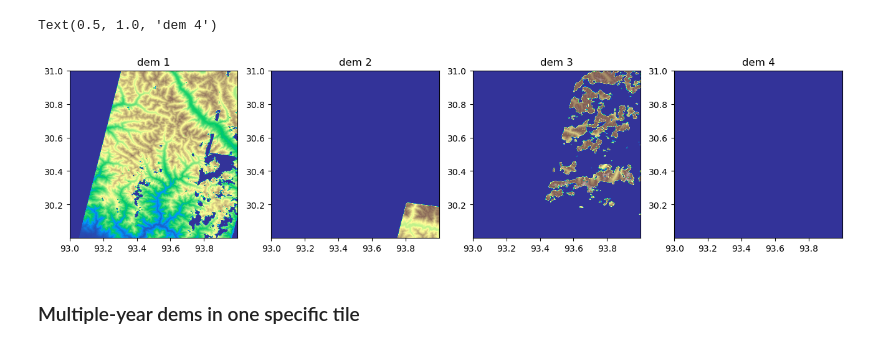
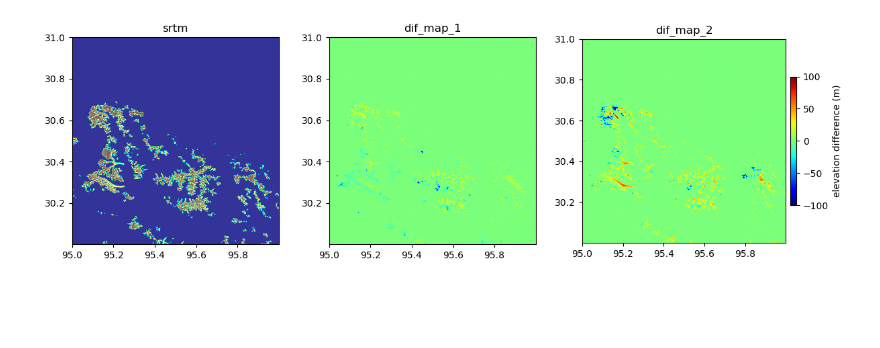
Before and after one commit to xinluo2018/Glacier-in-SETP, a Jupyter notebook: notebooks/elev_change_dems.ipynb, the cells around one changed output. Saved outputs shown, nothing was run; the diff lists cells and outputs as text; code cells hidden in the pictures; blank space fills up the shorter version.

```diff
--- a/notebooks/elev_change_dems.ipynb
+++ b/notebooks/elev_change_dems.ipynb
@@ -29,0 +36,14 @@ else: dem_4 = np.zeros((3000, 3000))
+# %%
+lay_stack(path_imgs=paths_img, path_out='dems_laysta.tif', extent_mode='union', res=None)
+dems, dems_info = readTiff('dems_laysta.tif')
+num_dems = dems.shape[-1]-2
+print('number of the dems: ', num_dems)
+## Mask the nodata dem region and the non-glacier region.
+glacier_mask_3d = np.broadcast_to(dems[:,:,-1:], (dems.shape[0], dems.shape[1], dems.shape[2]))
+dems = np.ma.masked_where(np.logical_or(glacier_mask_3d == 0, dems == 0), dems)
+### check the layer stacked image.
+plt.figure(figsize=(8,8))
+plt.subplot(2,2,1); plt.imshow(dems[:,:,0].filled(0), vmax=7000, vmin=1, extent=dems_info['geoextent'], cmap='terrain'); plt.title('srtm')
+plt.subplot(2,2,2); plt.imshow(dems[:,:,1].filled(0), vmax=7000, vmin=1, extent=dems_info['geoextent'], cmap='terrain'); plt.title('aster dem_1')
+plt.subplot(2,2,3); plt.imshow(dems[:,:,2].filled(0), vmax=7000, vmin=1, extent=dems_info['geoextent'], cmap='terrain'); plt.title('aster dem_2')
+plt.subplot(2,2,4); plt.imshow(dems[:,:,-1].filled(0), extent=dems_info['geoextent']); plt.title('glacier_rgi60')
@@ -30,19 +55,12 @@ else: dem_4 = np.zeros((3000, 3000))
 # %%
-plt.figure(figsize=(16,8))
-plt.subplot(1,4,1)
-plt.imshow(dem_1, vmin=0, vmax=7000, extent=dem_info['geoextent'], cmap='terrain')
-plt.title('dem 1')
-plt.subplot(1,4,2)
-plt.imshow(dem_2, vmin=0, vmax=7000, extent=dem_info['geoextent'], cmap='terrain')
-plt.title('dem 2')
-plt.subplot(1,4,3)
-plt.imshow(dem_3, vmin=0, vmax=7000, extent=dem_info['geoextent'], cmap='terrain')
-plt.title('dem 3')
-plt.subplot(1,4,4)
-plt.imshow(dem_4, vmin=0, vmax=7000, extent=dem_info['geoextent'], cmap='terrain')
-plt.title('dem 4')
+### check the dems difference map
+dem_dif_1 = dems[:,:,0]-dems[:,:,2]
+dem_dif_2 = dems[:,:,0]-dems[:,:,-2]
+plt.figure(figsize=(14,4))
+plt.subplot(1,3,1); plt.imshow(dems[:,:,0].filled(0), vmax=7000, vmin=0, extent=dems_info['geoextent'], cmap='terrain');plt.title('srtm')
+plt.subplot(1,3,2); plt.imshow(dem_dif_1.filled(0), vmax=100, vmin=-100, extent=dems_info['geoextent'], cmap='jet');plt.title('dif_map_1')
+plt.subplot(1,3,3); plt.imshow(dem_dif_2.filled(0), vmax=100, vmin=-100, extent=dems_info['geoextent'], cmap='jet');plt.title('dif_map_2')
+cb = plt.colorbar(fraction=0.03, pad=0.02)
+cb.set_label('elevation difference (m)')
 # %% [output]
-Text(0.5, 1.0, 'dem 4')
-[figure, old version]
+[figure, new version]
-# %% [markdown]
-### Multiple-year dems in one specific tile
```
Also changed, not shown: parts of 22 cells of this notebook, 18 other files.
